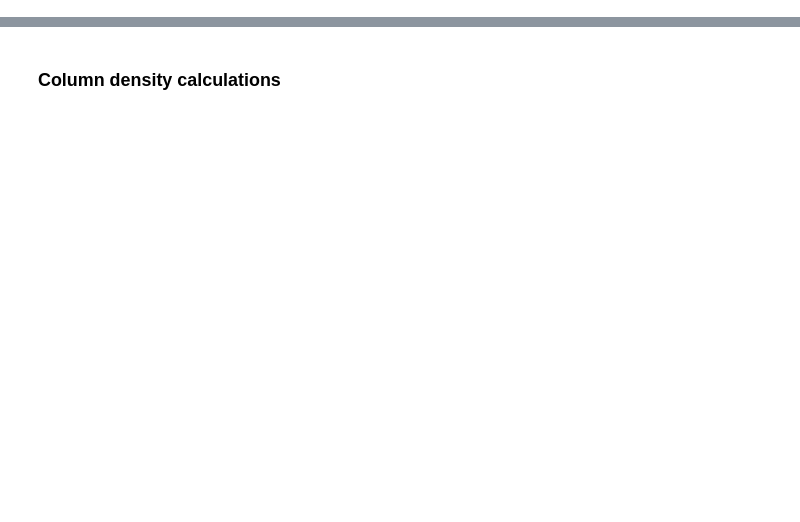
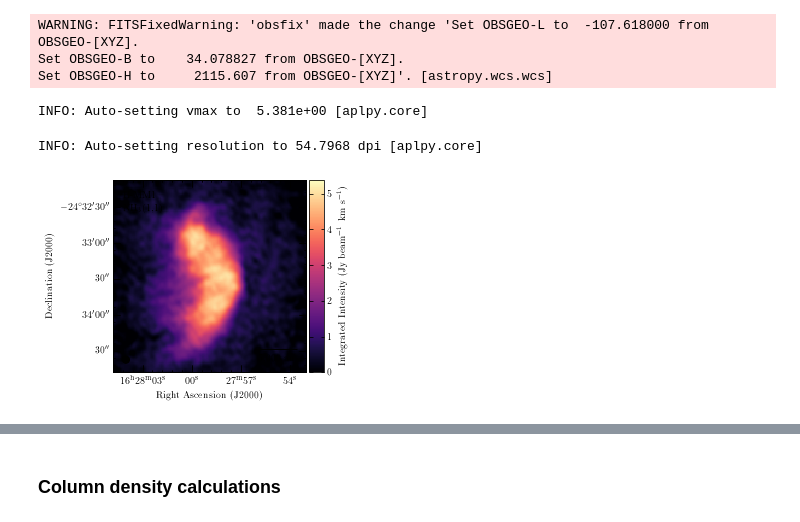
Before and after one commit to jpinedaf/H-MM1_NH3, a Jupyter notebook: H-MM1_compare_NH2D_NH3.ipynb, the cells around one changed output, grey strips where cells are left out. Saved outputs shown, nothing was run; the diff lists cells and outputs as text; code cells hidden in the pictures; blank space fills up the shorter version.

```diff
--- a/H-MM1_compare_NH2D_NH3.ipynb
+++ b/H-MM1_compare_NH2D_NH3.ipynb
@@ -327,0 +61,2 @@ plt.show()
+# %%
+file_NH3_TdV = 'data/H-MM1_NH3_11_TdV.fits'
@@ -327,0 +102,24 @@ plt.show()
+# %%
+# data, hd = fits.getdata(file_NH3_TdV, header=True)
+# hdu_mJy = fits.PrimaryHDU(data*1e3, hd)
+
+fig_i = aplpy.FITSFigure(file_NH3_TdV, figsize=(4.5,4.5))
+fig_i.show_colorscale(vmin=0, cmap='magma')
+plot_setup_vla(fig_i, label_col='black')
+
+fig_i.add_label(0.05, 0.92, 'H-MM1', relative=True, horizontalalignment='left')
+fig_i.add_label(0.05, 0.85, r'NH$_3$(1,1)', relative=True, horizontalalignment='left')
+
+fig_i.add_colorbar()
+# fig_i.colorbar.set_ticks([0,40,80,120,160])
+fig_i.colorbar.set_axis_label_text('Integrated Intensity (Jy beam$^{-1}$ km s$^{-1}$)')
+plt.tight_layout()
+
+fig_i.savefig('figs/H-MM1_NH3_TdV.pdf')
+# %% [output]
+WARNING: FITSFixedWarning: 'obsfix' made the change 'Set OBSGEO-L to  -107.618000 from OBSGEO-[XYZ].
+Set OBSGEO-B to    34.078827 from OBSGEO-[XYZ].
+Set OBSGEO-H to     2115.607 from OBSGEO-[XYZ]'. [astropy.wcs.wcs]
+INFO: Auto-setting vmax to  5.381e+00 [aplpy.core]
+INFO: Auto-setting resolution to 54.7968 dpi [aplpy.core]
+[figure, added]
```
Also changed, not shown: parts of 137 cells of this notebook, 4 other files.
